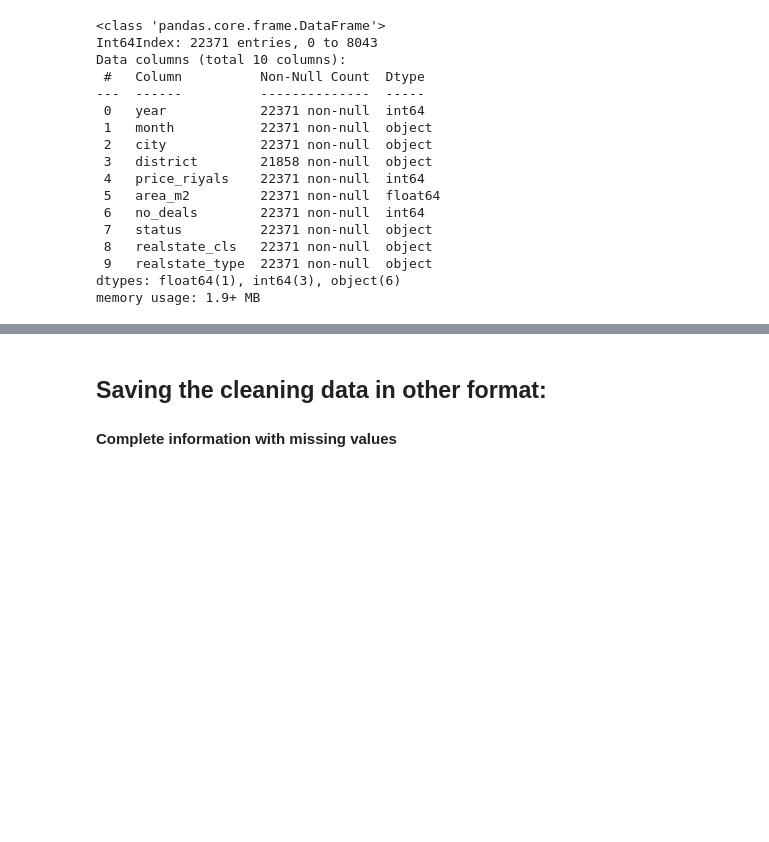
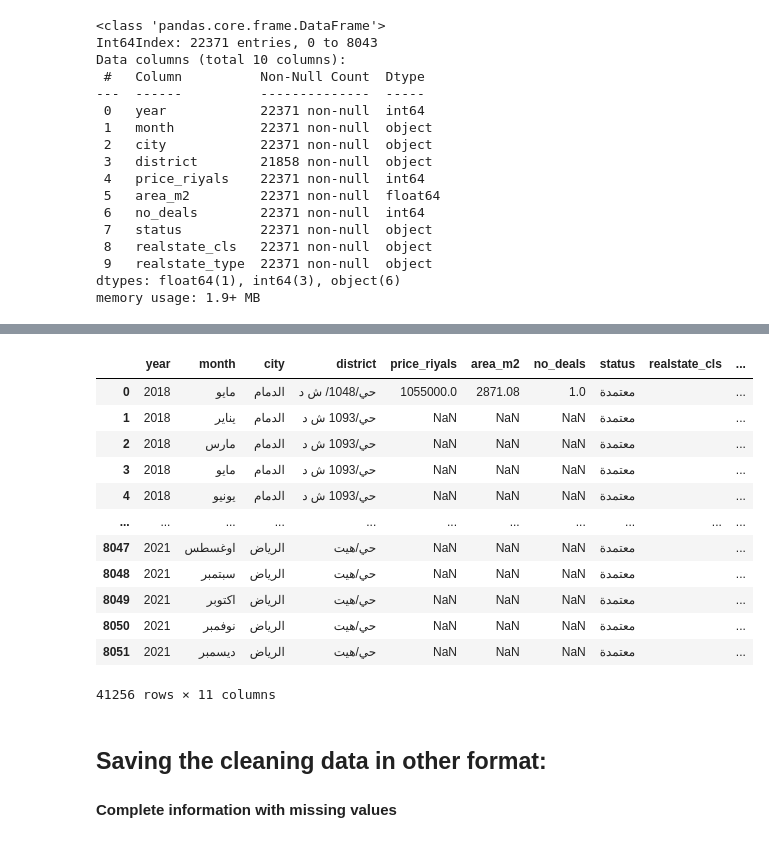
Before and after one commit to mlotfic/real_state_cleaning, a Jupyter notebook: join_all_data.ipynb, the cells around one changed output, grey strips where cells are left out. Cells and saved outputs as stored; diff of their text form; code cells hidden in the pictures; blank space fills up the shorter version.

```diff
--- a/join_all_data.ipynb
+++ b/join_all_data.ipynb
@@ -185,8 +154,0 @@ months_names = [
-# %%
-# set counter to 1
-i = 1
-# loop for each month and create a new column month_order to corresponding month order
-for month in months_names:
-    df_temp = df.month[df.month == month]
-    df[month_order]= i
-    i = i+1
@@ -206,0 +185,5 @@ df.sort_values(
+# %%
+# set counter to 1
+i = 1
+df_fill = df
+df_fill['month_order'] = df.month
@@ -206,0 +199,6 @@ df.sort_values(
+# %%
+# loop for each month and create a new column month_order to corresponding month order
+for month in months_names:
+    if i > 12: break
+    df_fill.month_order[df_fill.month_order == month] = i
+    i = i + 1
@@ -206,0 +224,16 @@ df.sort_values(
+# %%
+df_fill.replace(0, np.nan)
+# %% [output]
+|  | year | month | city | district | price_riyals | area_m2 | no_deals | status | realstate_cls | ... |
+| 0 | 2018 | مايو | الدمام | حي/1048/ ش د | 1055000.0 | 2871.08 | 1.0 | معتمدة |  | ... |
+| 1 | 2018 | يناير | الدمام | حي/1093 ش د | NaN | NaN | NaN | معتمدة |  | ... |
+| 2 | 2018 | مارس | الدمام | حي/1093 ش د | NaN | NaN | NaN | معتمدة |  | ... |
+| 3 | 2018 | مايو | الدمام | حي/1093 ش د | NaN | NaN | NaN | معتمدة |  | ... |
+| 4 | 2018 | يونيو | الدمام | حي/1093 ش د | NaN | NaN | NaN | معتمدة |  | ... |
+| ... | ... | ... | ... | ... | ... | ... | ... | ... | ... | ... |
+| 8047 | 2021 | اوغسطس | الرياض | حي/هيت | NaN | NaN | NaN | معتمدة |  | ... |
+| 8048 | 2021 | سبتمبر | الرياض | حي/هيت | NaN | NaN | NaN | معتمدة |  | ... |
+| 8049 | 2021 | اكتوبر | الرياض | حي/هيت | NaN | NaN | NaN | معتمدة |  | ... |
+| 8050 | 2021 | نوفمبر | الرياض | حي/هيت | NaN | NaN | NaN | معتمدة |  | ... |
+| 8051 | 2021 | ديسمبر | الرياض | حي/هيت | NaN | NaN | NaN | معتمدة |  | ... |
+41256 rows × 11 columns
```
Also changed, not shown: parts of 14 cells of this notebook.
